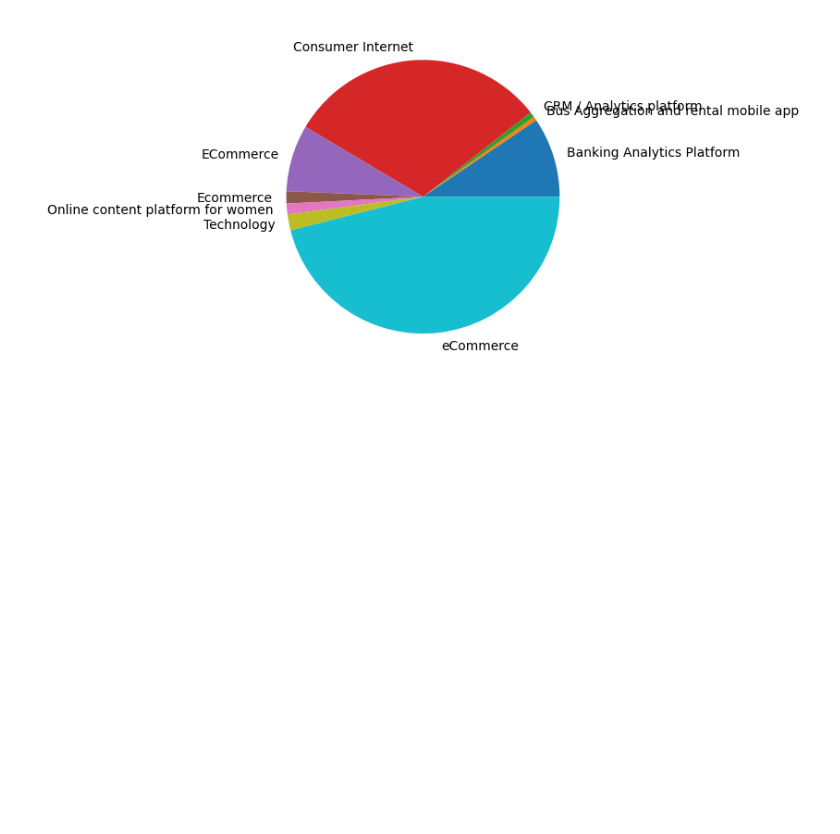
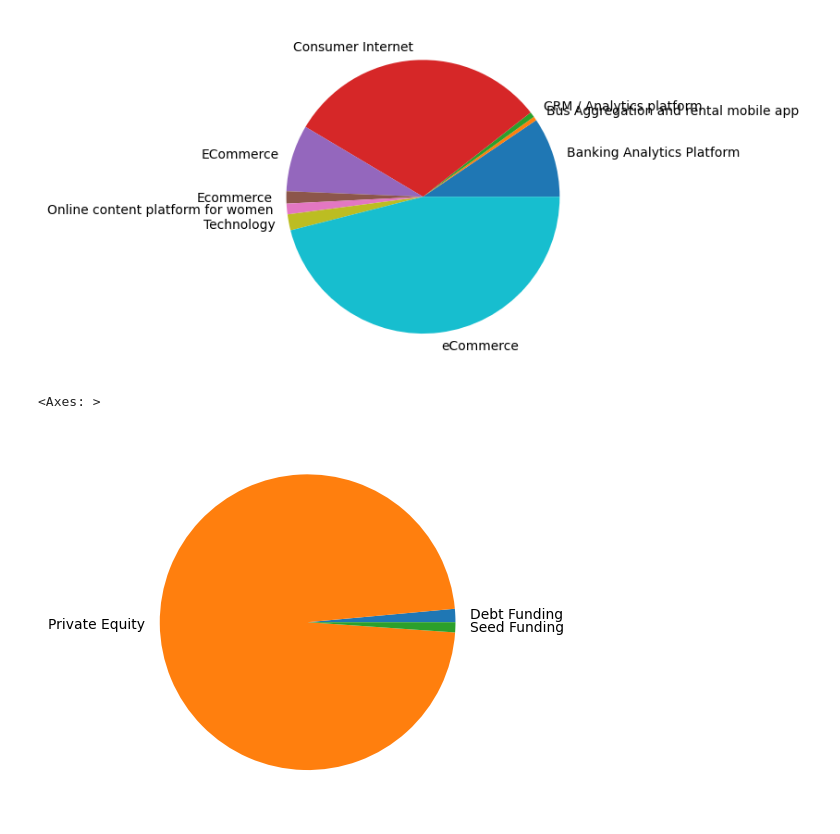
Before and after one commit to aayushmanz/Machine-Learning-with-Python, a Jupyter notebook: StreamLit/Startup.ipynb, the cells around one changed output. Cells and saved outputs as stored; diff of their text form; code cells hidden in the pictures; blank space fills up the shorter version.

Commit message:
Enhance investor details visualization: parameterize investor filter, add round and city investment breakdowns

```diff
--- a/StreamLit/Startup.ipynb
+++ b/StreamLit/Startup.ipynb
@@ -206,3 +206,8 @@ df[df['investors'].str.contains('IDG Ventures')].groupby('vertical')['amount'].s
 # %% [output]
 <Axes: >
 [figure]
+# %%
+df[df['investors'].str.contains('IDG Ventures')].groupby('round')['amount'].sum().plot(kind='pie')
+# %% [output]
+<Axes: >
+[figure, added]
```
Also changed, not shown: parts of 1 cell of this notebook, 1 other file.
